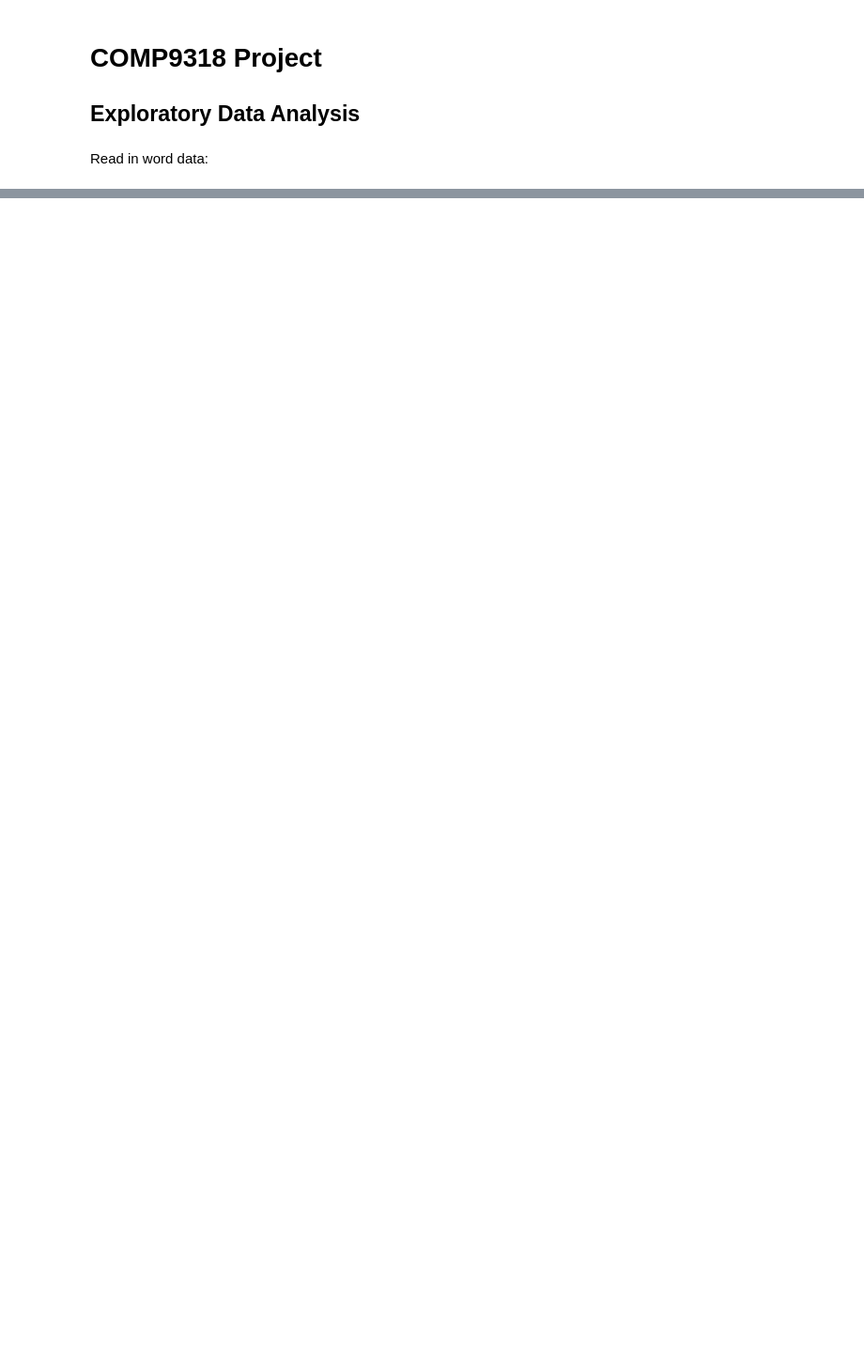
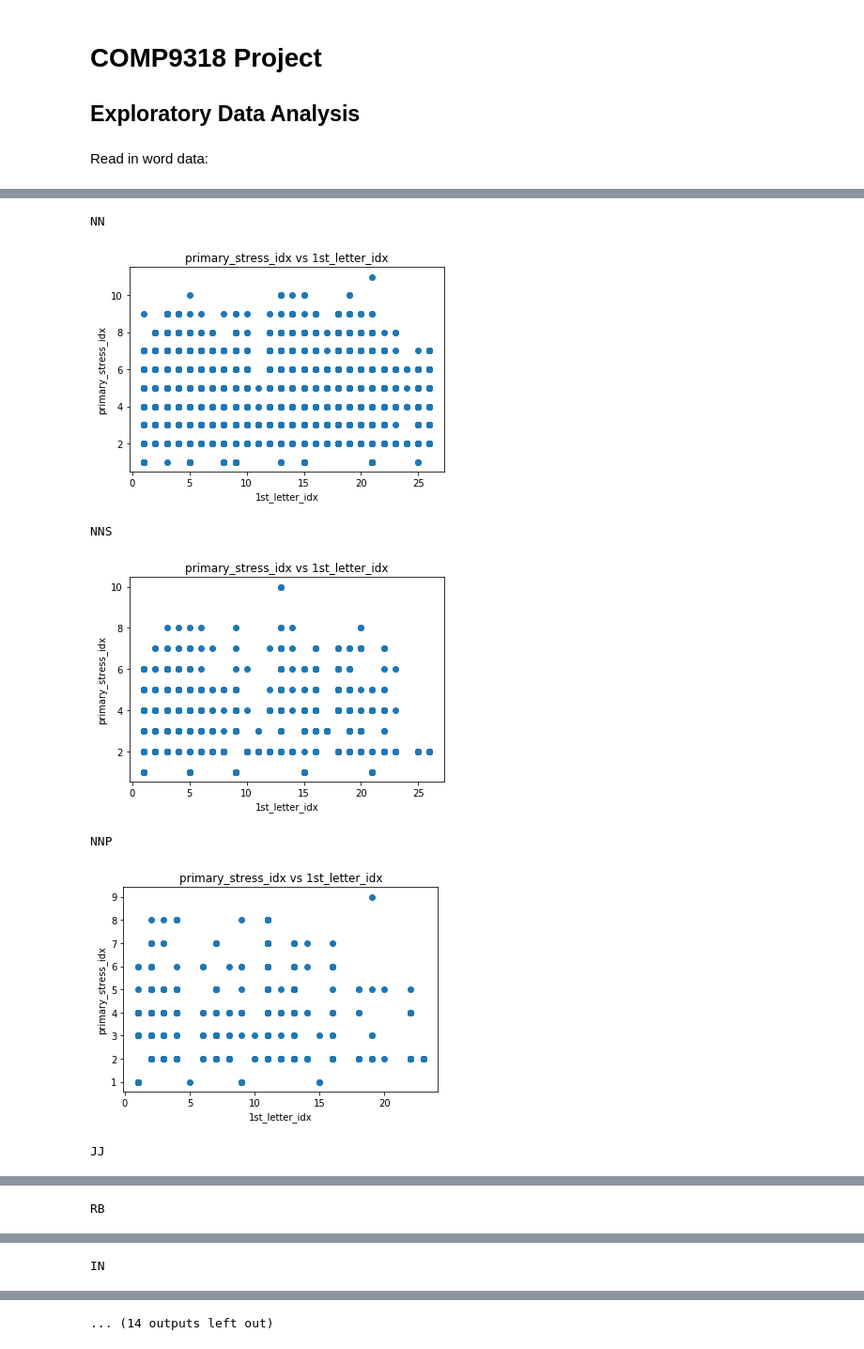
Before and after one commit to EvaLiu11/COMP9318_Proj, a Jupyter notebook: COMP9318_Project Exploration.ipynb, the cells around one changed output, grey strips where cells are left out. Shown at 94% size. Drawn from its saved outputs; the diff is of its cells as text; code cells hidden in the pictures; blank space fills up the shorter version.

```diff
--- a/COMP9318_Project Exploration.ipynb
+++ b/COMP9318_Project Exploration.ipynb
@@ -63,0 +56,22 @@ for pos_tag in pos_tags:
+# %%
+%matplotlib inline
+
+
+def scatter_plot(x,y):
+    fig = plt.figure()
+    ax  = fig.add_subplot(1,1,1)
+    ax.scatter(x,y)
+    plt.title("{} vs {}".format(y.name,x.name))
+    plt.xlabel(x.name)
+    plt.ylabel(y.name)
+    plt.show()
+    return
+
+def histogram(data,bins_count):
+    fig = plt.figure()
+    ax = fig.add_subplot(1,1,1)
+    ax.hist(data,bins=bins_count)
+    plt.title('{} Distribution'.format(data.name))
+    plt.xlabel('{}'.format(data.name))
+    plt.show()
+    return
@@ -63,0 +99,13 @@ for pos_tag in pos_tags:
+# %%
+for tag in words.type_tag.unique():
+    tag_df = words[words['type_tag'] == tag]
+    print(tag)
+    scatter_plot(tag_df['1st_letter_idx'], tag_df.primary_stress_idx)
+# %% [output]
+NN
+[figure, added]
+NNS
+[figure, added]
+NNP
+[figure, added]
+JJ
@@ -63,0 +113 @@ for pos_tag in pos_tags:
+RB
@@ -63,0 +115 @@ for pos_tag in pos_tags:
+IN
@@ -63,0 +117 @@ for pos_tag in pos_tags:
+... (14 outputs left out)
```
Also changed, not shown: parts of 16 cells of this notebook, 1 other file.
